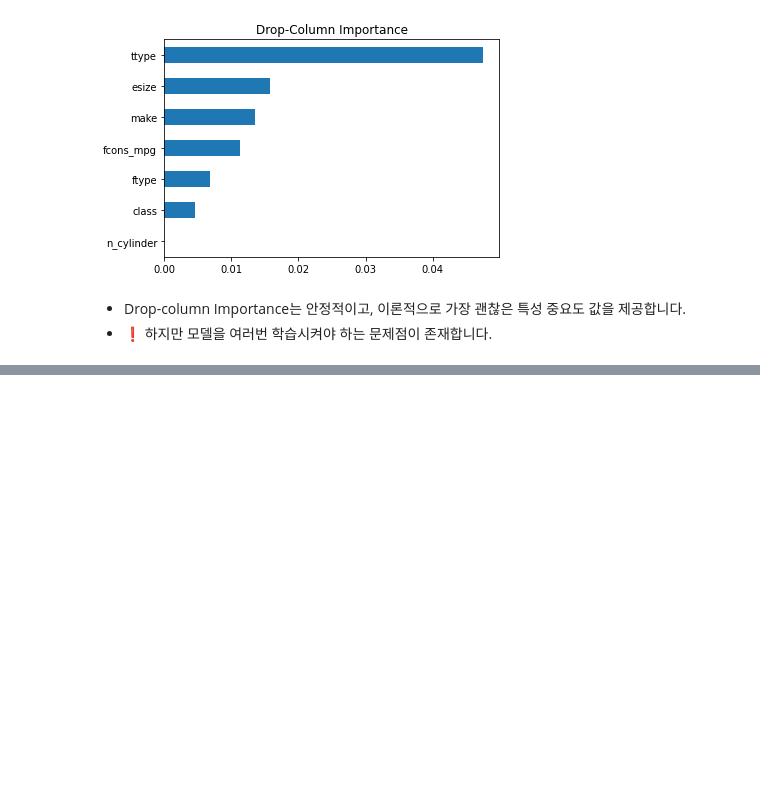
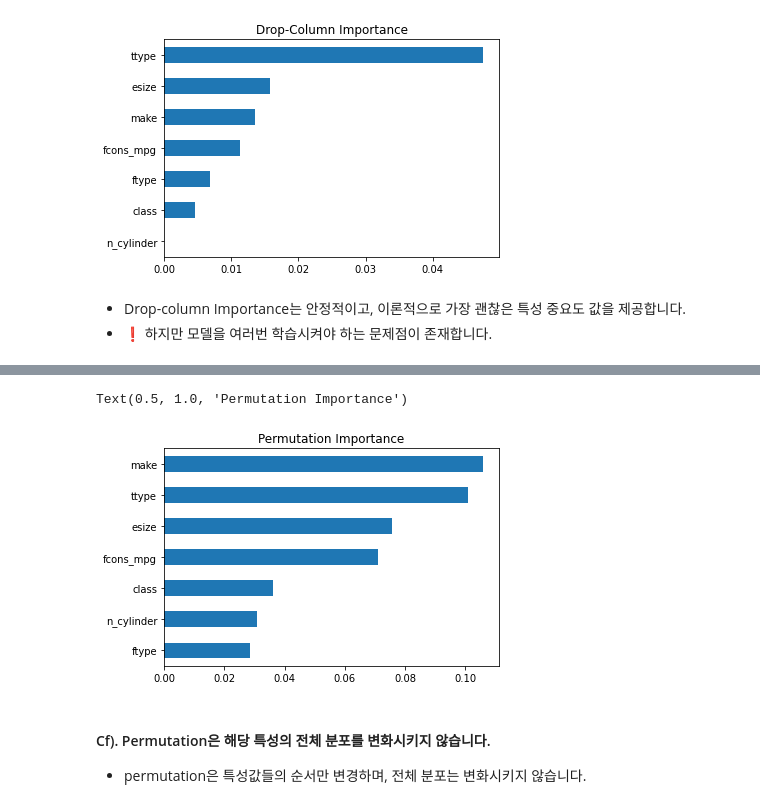
Before and after one commit to 00150/Practice-anything...., a Jupyter notebook: Untitled182.ipynb, the cells around one changed output, grey strips where cells are left out. Saved outputs shown, nothing was run; the diff lists cells and outputs as text; code cells hidden in the pictures; blank space fills up the shorter version.

```diff
--- a/Untitled182.ipynb
+++ b/Untitled182.ipynb
@@ -385,0 +399,35 @@ Text(0.5, 1.0, 'Drop-Column Importance')
+# %%
+pi = pd.Series(dtype=float)
+
+n_iter = 10 # 랜덤으로 특성을 섞어 평가 성능을 확인하는 과정을 몇 번 반복할지 결정합니다.
+np.random.seed(2) # random seed를 고정하여 반복적으로 아래 코드를 수행해도 같은 결과가 나오게 합니다.
+
+
+# 피처들을 정의하여 데이터셋을 실행합니다.
+for feature in features:
+
+  # 테스트 데이터셋을 복사합니다.
+  X_test_permed = X_test.copy()
+
+  # 모델을 재학습하지 않고, 기존모델에서 feature 값을 여러번 섞습니다. => (n_iter)
+  # 이후 검증하여 평균 성능을 확인합니다.
+
+  # 순열중요도의 스코어 값을 담기위한 빈 리스트를 작성합니다.
+  scores_permutated = []
+
+  # feature 값을 섞기 위해 지정한 'n_iter' 를 이용하여 for문을 작성합니다.
+  for _ in range(n_iter):
+
+    # 복사한 데이터셋에 새로운 컬럼을 생성합니다.
+    # np.random.seed(2) 덕분에 우리가 생성하는 난수는 계속 같은 값을 갖게 될 것 입니다.
+    X_test_permed[feature] = np.random.permutation(X_test_permed[feature])
+
+    # 미리 생성해놓은 빈리스트에 점수를 담아놓습니다.
+    scores_permutated.append(pipe.score(X_test_permed, y_test))
+
+  # 생성된 스코어값의 평균값을 생성합니다.
+  avg_score_permutated = np.mean(scores_permutated)
+  print(f'Perm {feature} :: 검증 정확도 {avg_score_permutated:.6f}')
+
+  # permutation importance는 해당 특성을 랜덤으로 섞었을 때의 성능 하락폭으로 정의됩니다.
+  pi[feature] = score - avg_score_permutated
@@ -385,0 +442,10 @@ Text(0.5, 1.0, 'Drop-Column Importance')
+# %%
+# 시각화를 진행하여 살펴봅시다.
+pi.sort_values().plot.barh()
+plt.title('Permutation Importance')
+# %% [output]
+Text(0.5, 1.0, 'Permutation Importance')
+[figure, added]
+# %% [markdown]
+#### Cf). Permutation은 해당 특성의 전체 분포를 변화시키지 않습니다.
+ * permutation은 특성값들의 순서만 변경하며, 전체 분포는 변화시키지 않습니다.
```
Also changed, not shown: parts of 12 cells of this notebook.
